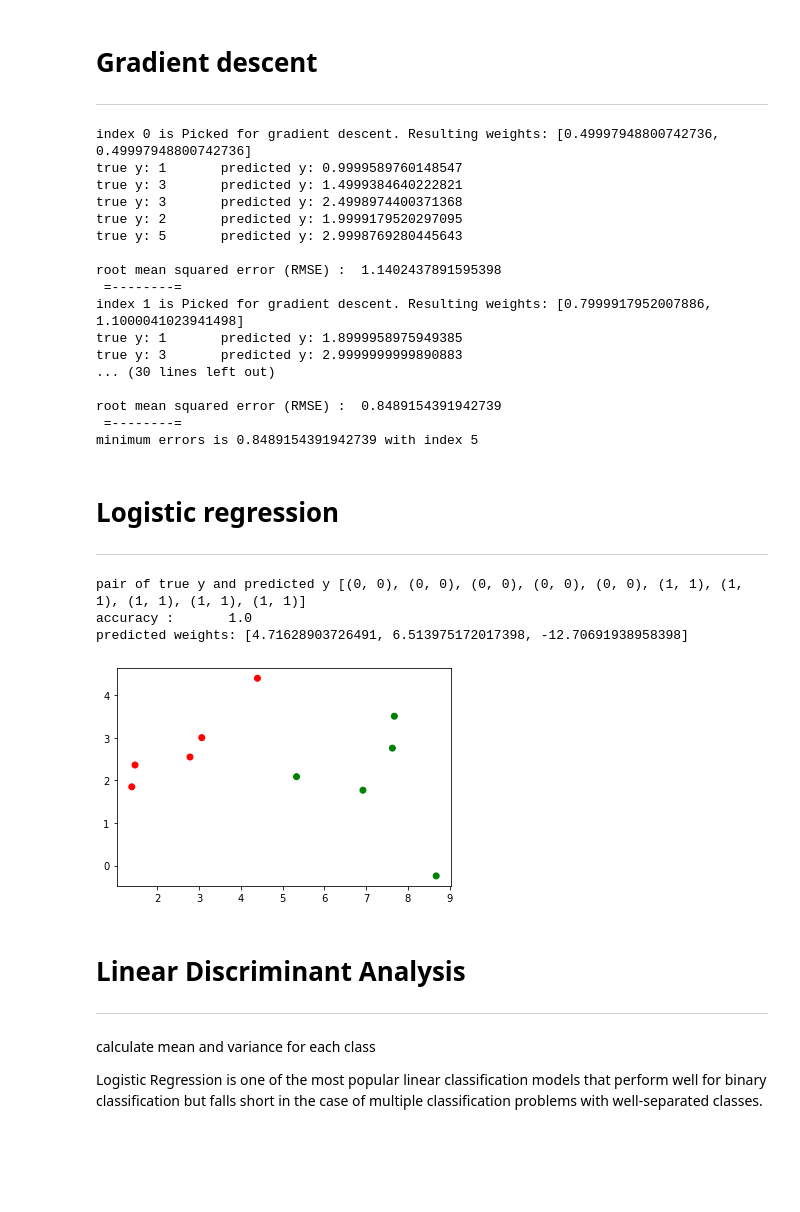
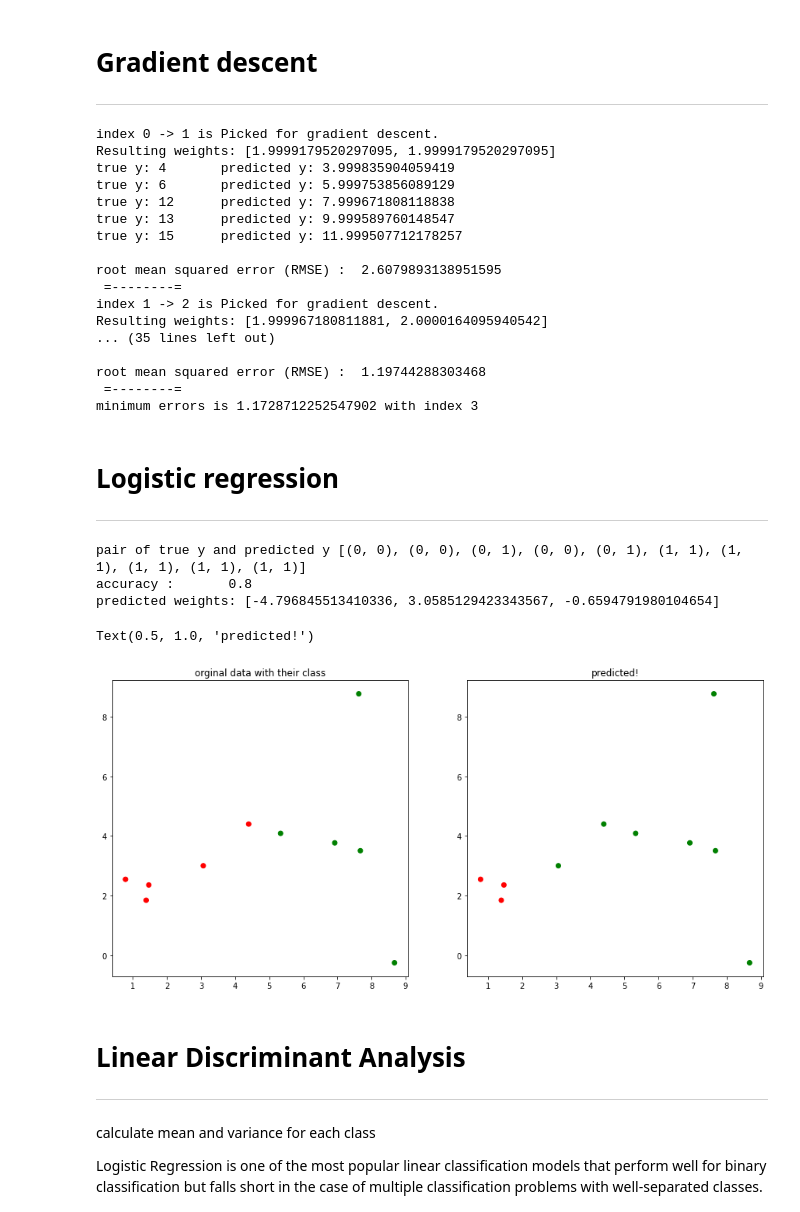
Before and after one commit to hsargoli/MyWorks, a Jupyter notebook: MLalgorithms.ipynb, the cells around one changed output. Saved outputs shown, nothing was run; the diff lists cells and outputs as text; code cells hidden in the pictures; blank space fills up the shorter version.

```diff
--- a/MLalgorithms.ipynb
+++ b/MLalgorithms.ipynb
@@ -81,9 +85,13 @@ mean x , mean y          3.0 2.8
 # Gradient descent
 ----------
 # %%
-# %%pycodestyle
 # y=b0+ b1*x
 # for 1st of yy and xx
+
+xx = [1, 2, 3, 4, 5]
+yy = [4, 6, 12, 13, 15]
+
+
 def GD(initweight, index):
     """
     update weights based on input index to minimize error
@@ -124,8 +132,8 @@ def present(init_w, xdata, ydata):
     for i in range(len(xdata)):
         wn = GD(init_w, i)
         print(
-            "index {} is Picked for gradient descent.".format(i),
-            f"Resulting weights: {wn}",
+            "index {} -> {} is Picked for gradient descent.".format(i,xdata[i]),
+            f"\nResulting weights: {wn}",
             sep="\t",
         )
         basd = predictor(xdata, ydata, wn)
@@ -133,28 +141,28 @@ def present(init_w, xdata, ydata):
         errs.append(err)
         print("\nroot mean squared error (RMSE) : ", err)
         print(" =--------= ")
-    print(f"minimum errors is {min(errs)} with index {errs.index(min(errs))+1}")
+    print(f"minimum errors is {min(errs)} with index {errs.index(min(errs))}")
 
 
 present([0, 0], xx, yy)
 # %% [output]
-index 0 is Picked for gradient descent. Resulting weights: [0.49997948800742736, 0.49997948800742736]
-true y: 1       predicted y: 0.9999589760148547
-true y: 3       predicted y: 1.4999384640222821
-true y: 3       predicted y: 2.4998974400371368
-true y: 2       predicted y: 1.9999179520297095
-true y: 5       predicted y: 2.9998769280445643
+index 0 -> 1 is Picked for gradient descent.
+Resulting weights: [1.9999179520297095, 1.9999179520297095]
+true y: 4       predicted y: 3.999835904059419
+true y: 6       predicted y: 5.999753856089129
+true y: 12      predicted y: 7.999671808118838
+true y: 13      predicted y: 9.999589760148547
+true y: 15      predicted y: 11.999507712178257
 
-root mean squared error (RMSE) :  1.1402437891595398
+root mean squared error (RMSE) :  2.6079893138951595
  =--------=
-index 1 is Picked for gradient descent. Resulting weights: [0.7999917952007886, 1.1000041023941498]
-true y: 1       predicted y: 1.8999958975949385
-true y: 3       predicted y: 2.9999999999890883
-... (30 lines left out)
+index 1 -> 2 is Picked for gradient descent.
+Resulting weights: [1.999967180811881, 2.0000164095940542]
+... (35 lines left out)
 
-root mean squared error (RMSE) :  0.8489154391942739
+root mean squared error (RMSE) :  1.19744288303468
  =--------=
-minimum errors is 0.8489154391942739 with index 5
+minimum errors is 1.1728712252547902 with index 3
 # %% [markdown]
 # Logistic regression
 ---------
@@ -163,14 +171,14 @@ import random
 
 X = np.array(
     [
-        [2.7810836, 2.550537003, 0],
+        [0.7810836, 2.550537003, 0],
         [1.465489372, 2.362125076, 0],
         [4.396561688, 4.400293529, 0],
         [1.38807019, 1.850220317, 0],
         [3.06407232, 3.005305973, 0],
-        [7.627531214, 2.759262235, 1],
-        [5.332441248, 2.088626775, 1],
-        [6.922596716, 1.77106367, 1],
+        [7.627531214, 8.759262235, 1],
+        [5.332441248, 4.088626775, 1],
+        [6.922596716, 3.77106367, 1],
         [8.675418651, -0.242068655, 1],
         [7.673756466, 3.508563011, 1],
     ]
@@ -181,22 +189,25 @@ Xd = np.array(list(zip(x1, x2)))
 
 y = [int(x) for x in y]
 colormap = np.array(["r", "g"])
-plt.scatter(x1, x2, color=colormap[y])
 
+fig = plt.figure(figsize = (15,7))
+ax1 = fig.add_subplot(1,2,1)
+ax1.scatter(x1, x2, color=colormap[y])
+ax1.set_title('orginal data with their class')
 
 class LR:
     def __init__(self):
         pass
 
     def sigmoid(self, w, x):
-        res = w[0] + (np.dot(w[1:], x))
+        res = w[0] + (np.dot(w[1:], x))  # w0 is the bias, w1 till end is multiple weights
         out = 1 / (1 + np.exp(-res))
         return out
 
     def updater2(self, w, alpha, y, ypred, x):
         wnew = []
         for i in range(len(w)):
-            if i == 0:
+            if i == 0:  #
                 w1 = w[i] + alpha * (y - ypred) * ypred * (1 - ypred) * 1
                 wnew.append(w1)
             elif i >= 1:
@@ -229,41 +240,41 @@ class LR:
             a = self.sigmoid(w, i)
             sto.append(a)
         res = []
         for i in sto:
             if i >= 0.5:
                 i = 1
                 res.append(i)
             elif i < 0.5:
                 i = 0
                 res.append(i)
         acc = [(i, j) for i, j in zip(y, res)]
         score = 0
         for i, j in acc:
             if i == j:
                 score += 1
         print(f'pair of true y and predicted y {acc}', "\naccuracy : \t", score / len(x))
         return res
 
     def present(self, index, initweight, x, y, iteration, LR):
         inw = initweight
         www = self.doo(initweight, x, y, iteration, LR)
         self.predicter(www, x, y)
         print("weights : ", www)
 
 
 sg = LR()
 inw = [0, 0, 0]
-#                                   yp=sg.sigmoid(inw,Xd[4])
-#                                sg.updater([0,0,0],0.003,y[0],yp,Xd[0])
-www = sg.doo([5, -6, 0], Xd, y, 40000, 2)
+www = sg.doo(inw, Xd, y, 2000, .2)
 #                                             sg.predicter(www,Xd,y)
-sg.predicter(www, Xd, y)
+ynew = sg.predicter(www, Xd, y)
 print(f'predicted weights: {www}')
+ax2 = fig.add_subplot(1,2,2); ax2.scatter(x1,x2,color=colormap[ynew]); ax2.set_title('predicted!')
 # %% [output]
-pair of true y and predicted y [(0, 0), (0, 0), (0, 0), (0, 0), (0, 0), (1, 1), (1, 1), (1, 1), (1, 1), (1, 1)]
-accuracy :       1.0
-predicted weights: [4.71628903726491, 6.513975172017398, -12.70691938958398]
+pair of true y and predicted y [(0, 0), (0, 0), (0, 1), (0, 0), (0, 1), (1, 1), (1, 1), (1, 1), (1, 1), (1, 1)]
+accuracy :       0.8
+predicted weights: [-4.796845513410336, 3.0585129423343567, -0.6594791980104654]
+Text(0.5, 1.0, 'predicted!')
-[figure, old version]
+[figure, new version]
 # %% [markdown]
 # Linear Discriminant Analysis
 ---------------
```
Also changed, not shown: parts of 14 cells of this notebook.
